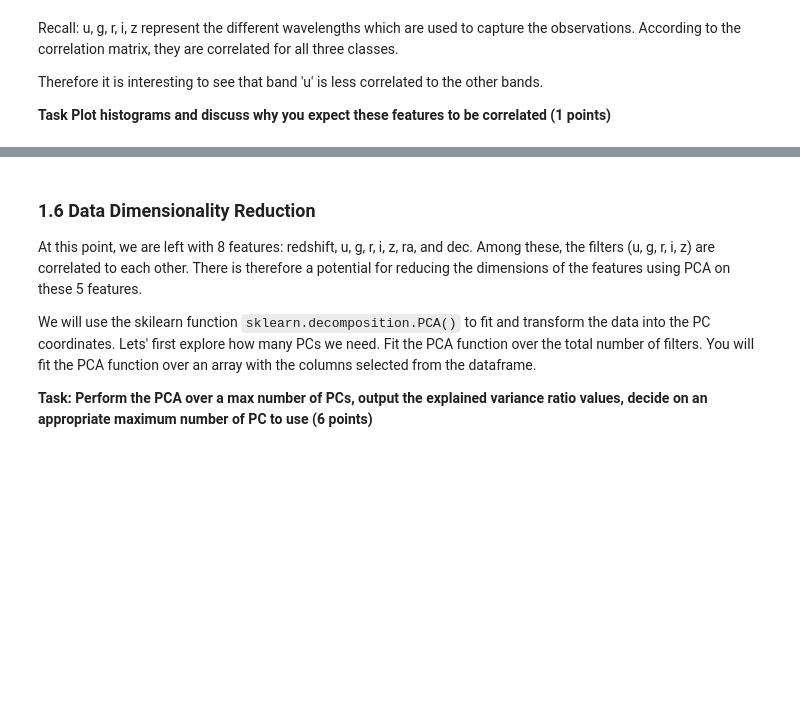
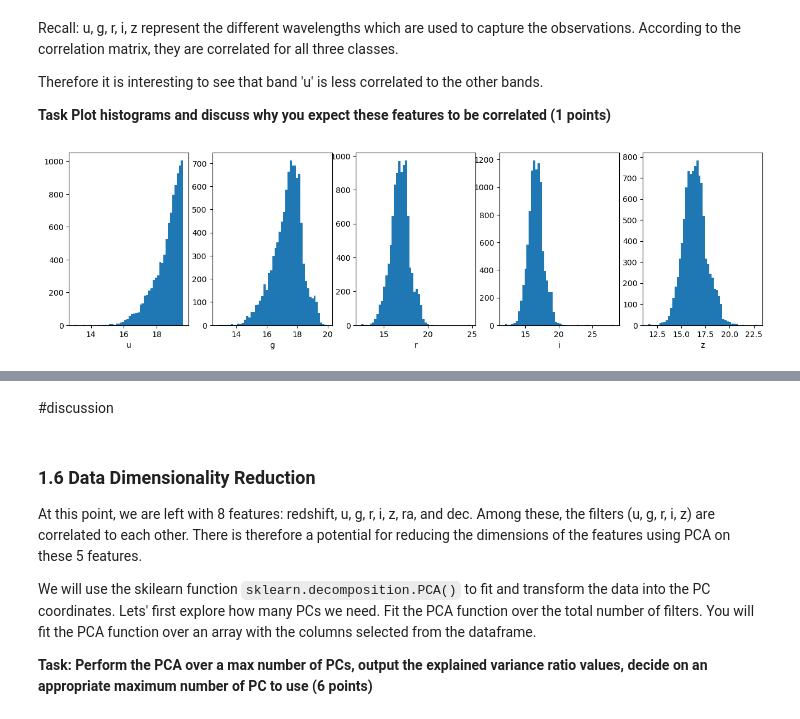
Before and after one commit to UW-ESS-DS/MLGeo2022_velgueta, a Jupyter notebook: Homework7/homework7.ipynb, the cells around one changed output, grey strips where cells are left out. Cells and saved outputs as stored; diff of their text form; code cells hidden in the pictures; blank space fills up the shorter version.

```diff
--- a/Homework7/homework7.ipynb
+++ b/Homework7/homework7.ipynb
@@ -341,5 +340,24 @@ warnings.filterwarnings('ignore')
+# %%
+# Plot of histograms
+import warnings
+warnings.filterwarnings('ignore')
+fig, axes = plt.subplots(nrows=1, ncols=5,figsize=(16, 4))
+axes[0].hist(Data['u'], 50);
+axes[0].set_xlabel('u');
+axes[1].hist(Data['g'], 50);
+axes[1].set_xlabel('g');
+axes[2].hist(Data['r'], 50);
+axes[2].set_xlabel('r');
+axes[3].hist(Data['i'], 50);
+axes[3].set_xlabel('i');
+axes[4].hist(Data['z'], 50);
+axes[4].set_xlabel('z');
+# %% [output]
+[figure, added]
 # %% [markdown]
 <!-- Anwer: -->
+# %% [markdown]
+#discussion
 # %% [markdown]
 ### 1.6 Data Dimensionality Reduction
 At this point, we are left with 8 features: redshift, u, g, r, i, z, ra, and dec. Among these, the filters (u, g, r, i, z) are correlated to each other. There is therefore a potential for reducing the dimensions of the features using PCA on these 5 features.
```
Also changed, not shown: parts of 3 cells of this notebook.
